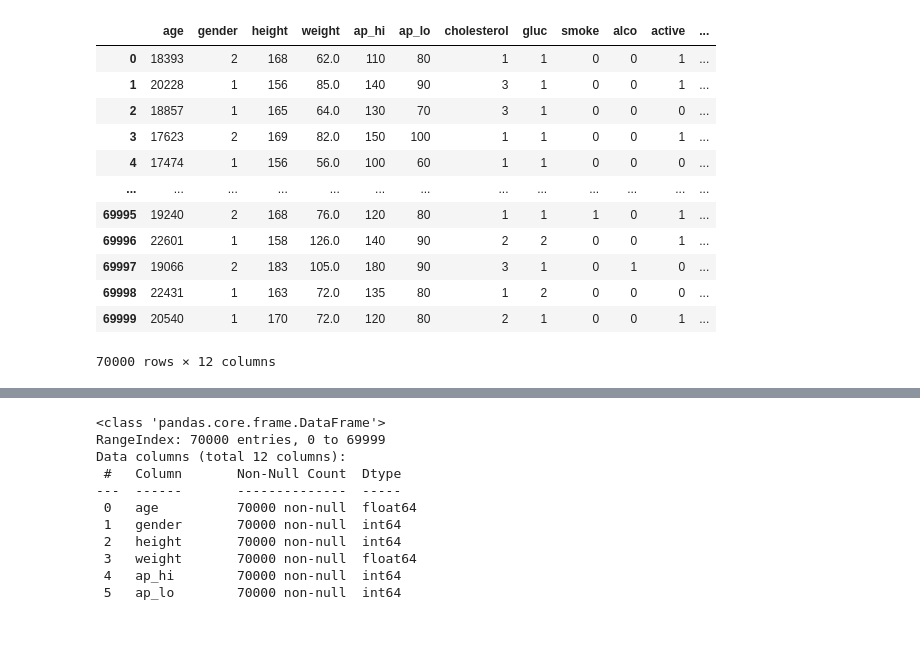
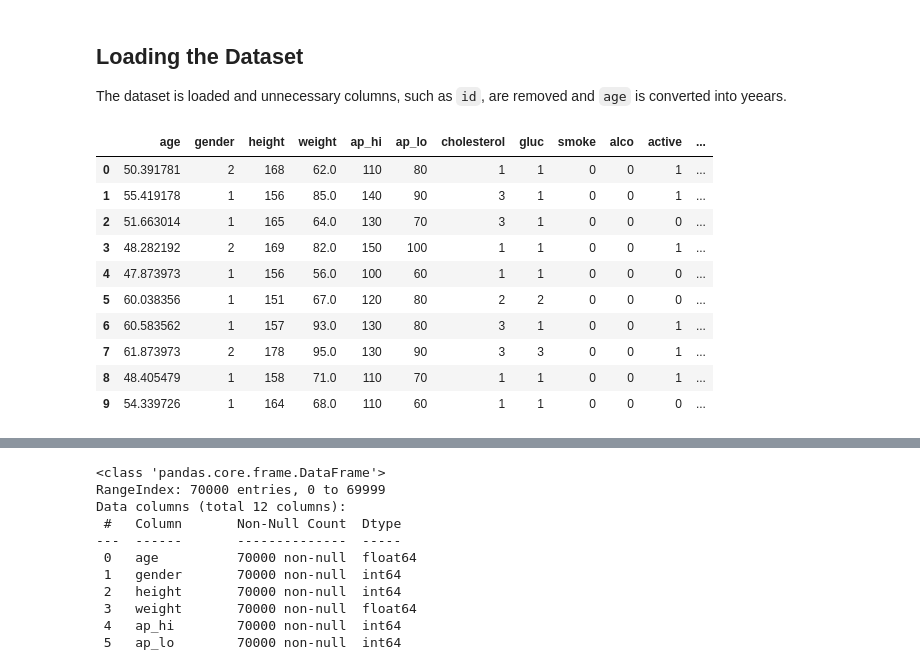
Before and after one commit to Shivam-3921/cardio_disease_prediction, a Jupyter notebook: cardio_diesease.ipynb, the cells around one changed output, grey strips where cells are left out. Drawn from its saved outputs; the diff is of its cells as text; code cells hidden in the pictures; blank space fills up the shorter version.

```diff
--- a/cardio_diesease.ipynb
+++ b/cardio_diesease.ipynb
@@ -7,18 +7,20 @@ import sklearn
+# %% [markdown]
+## Loading the Dataset
+ The dataset is loaded and unnecessary columns, such as `id`, are removed and `age` is converted into yeears.
 # %%
 df = pd.read_csv("cardio_train_data/cardio_train.csv",sep=";")
 df.drop(["id"],axis=1,inplace=True)     #dropping the "id" column
-df
+df["age"] = df["age"]/365   #converting age into years
+df.head(10)
 # %% [output]
 |  | age | gender | height | weight | ap_hi | ap_lo | cholesterol | gluc | smoke | alco | active | ... |
-| 0 | 18393 | 2 | 168 | 62.0 | 110 | 80 | 1 | 1 | 0 | 0 | 1 | ... |
-| 1 | 20228 | 1 | 156 | 85.0 | 140 | 90 | 3 | 1 | 0 | 0 | 1 | ... |
-| 2 | 18857 | 1 | 165 | 64.0 | 130 | 70 | 3 | 1 | 0 | 0 | 0 | ... |
-| 3 | 17623 | 2 | 169 | 82.0 | 150 | 100 | 1 | 1 | 0 | 0 | 1 | ... |
-| 4 | 17474 | 1 | 156 | 56.0 | 100 | 60 | 1 | 1 | 0 | 0 | 0 | ... |
-| ... | ... | ... | ... | ... | ... | ... | ... | ... | ... | ... | ... | ... |
-| 69995 | 19240 | 2 | 168 | 76.0 | 120 | 80 | 1 | 1 | 1 | 0 | 1 | ... |
-| 69996 | 22601 | 1 | 158 | 126.0 | 140 | 90 | 2 | 2 | 0 | 0 | 1 | ... |
-| 69997 | 19066 | 2 | 183 | 105.0 | 180 | 90 | 3 | 1 | 0 | 1 | 0 | ... |
-| 69998 | 22431 | 1 | 163 | 72.0 | 135 | 80 | 1 | 2 | 0 | 0 | 0 | ... |
-| 69999 | 20540 | 1 | 170 | 72.0 | 120 | 80 | 2 | 1 | 0 | 0 | 1 | ... |
+| 0 | 50.391781 | 2 | 168 | 62.0 | 110 | 80 | 1 | 1 | 0 | 0 | 1 | ... |
+| 1 | 55.419178 | 1 | 156 | 85.0 | 140 | 90 | 3 | 1 | 0 | 0 | 1 | ... |
+| 2 | 51.663014 | 1 | 165 | 64.0 | 130 | 70 | 3 | 1 | 0 | 0 | 0 | ... |
+| 3 | 48.282192 | 2 | 169 | 82.0 | 150 | 100 | 1 | 1 | 0 | 0 | 1 | ... |
+| 4 | 47.873973 | 1 | 156 | 56.0 | 100 | 60 | 1 | 1 | 0 | 0 | 0 | ... |
+| 5 | 60.038356 | 1 | 151 | 67.0 | 120 | 80 | 2 | 2 | 0 | 0 | 0 | ... |
+| 6 | 60.583562 | 1 | 157 | 93.0 | 130 | 80 | 3 | 1 | 0 | 0 | 1 | ... |
+| 7 | 61.873973 | 2 | 178 | 95.0 | 130 | 90 | 3 | 3 | 0 | 0 | 1 | ... |
+| 8 | 48.405479 | 1 | 158 | 71.0 | 110 | 70 | 1 | 1 | 0 | 0 | 1 | ... |
+| 9 | 54.339726 | 1 | 164 | 68.0 | 110 | 60 | 1 | 1 | 0 | 0 | 0 | ... |
-70000 rows × 12 columns
```
Also changed, not shown: parts of 32 cells of this notebook.
